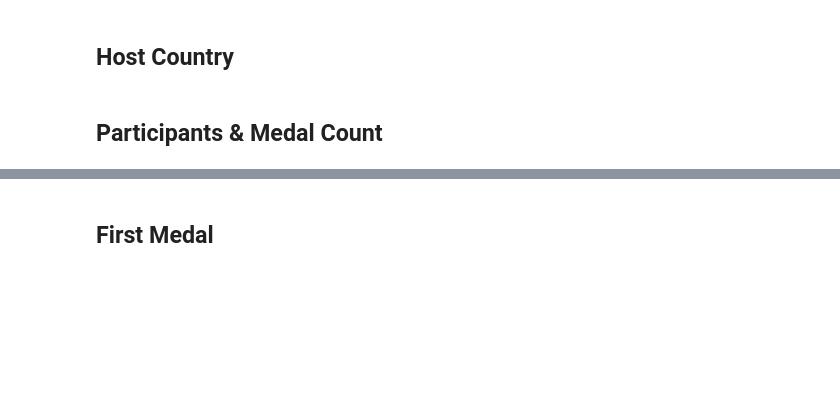
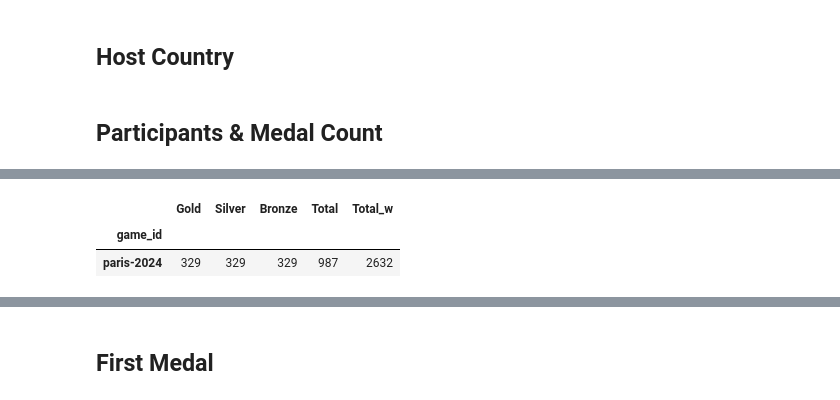
Before and after one commit to andrewpwalters/Paris-2024-Predictions, a Jupyter notebook: Notebook/Process Data.ipynb, the cells around one changed output, grey strips where cells are left out. Drawn from its saved outputs; the diff is of its cells as text; code cells hidden in the pictures; blank space fills up the shorter version.

```diff
--- a/Notebook/Process Data.ipynb
+++ b/Notebook/Process Data.ipynb
@@ -261,6 +261,16 @@ df_medal_count = df.groupby(["game_id","country_code"]).sum()[['Gold','Silver','
 df_medal_count.to_csv("../Data/clean/medal_count.csv")
 
 df_medal_total = df_medal_count.reset_index()[["game_id",'Gold','Silver','Bronze','Total','Total_w']].groupby("game_id").sum()
+data = {
+    'game_id': ['paris-2024'],
+    'Gold': [329],
+    'Silver': [329],
+    'Bronze': [329],
+    'Total': [987],
+    'Total_w': [2632]
+}
+paris_medals = pd.DataFrame(data).set_index('game_id')
+df_medal_total = pd.concat([df_medal_total,paris_medals])
 df_medal_total.to_csv("../Data/clean/medal_total.csv")
 
 merged_df = pd.merge(df_medal_count.reset_index(), df_medal_total.reset_index(), on='game_id', how='left', suffixes=('_df1', '_df2'))
@@ -276,0 +302,6 @@ df_medal_pct.to_csv("../Data/clean/medal_pct.csv")
+# %%
+paris_medals
+# %% [output]
+|  | Gold | Silver | Bronze | Total | Total_w |
+| game_id |  |  |  |  |  |
+| paris-2024 | 329 | 329 | 329 | 987 | 2632 |
```
Also changed, not shown: parts of 6 cells of this notebook, 2 other files.
